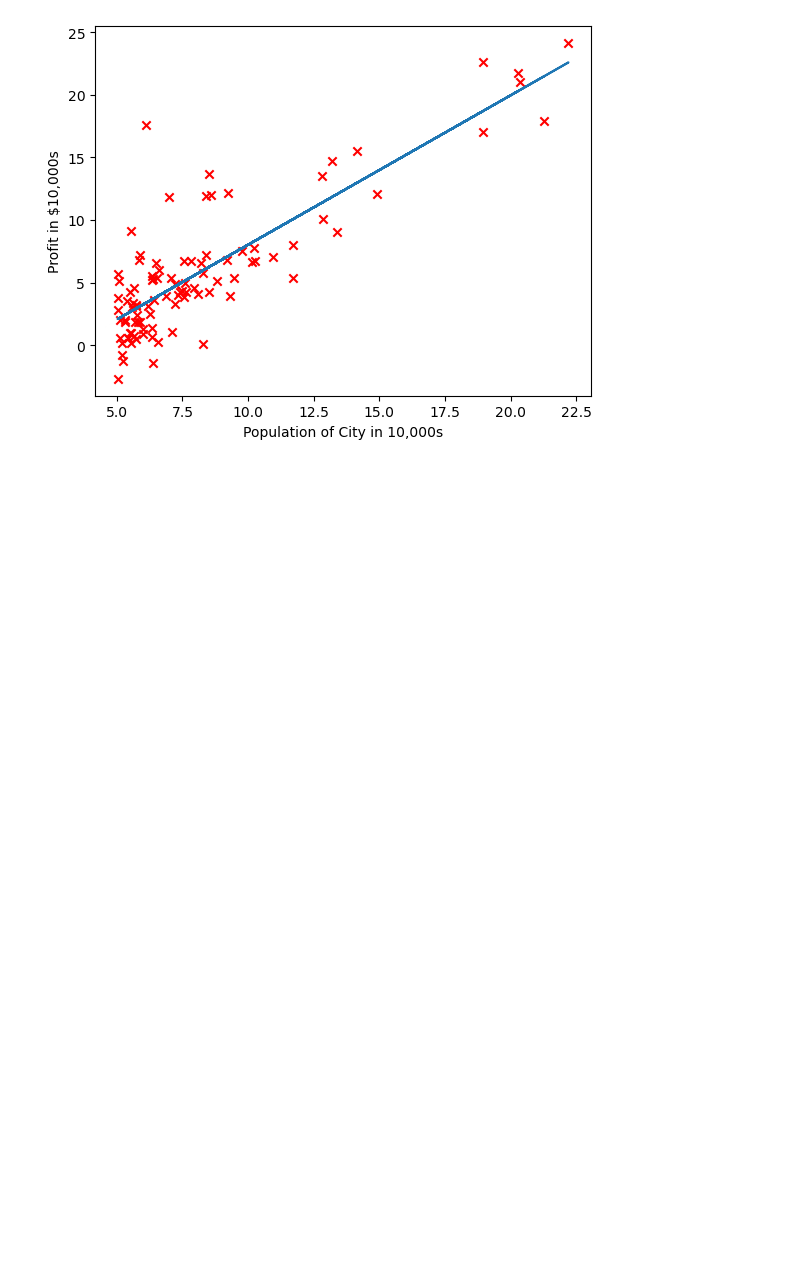
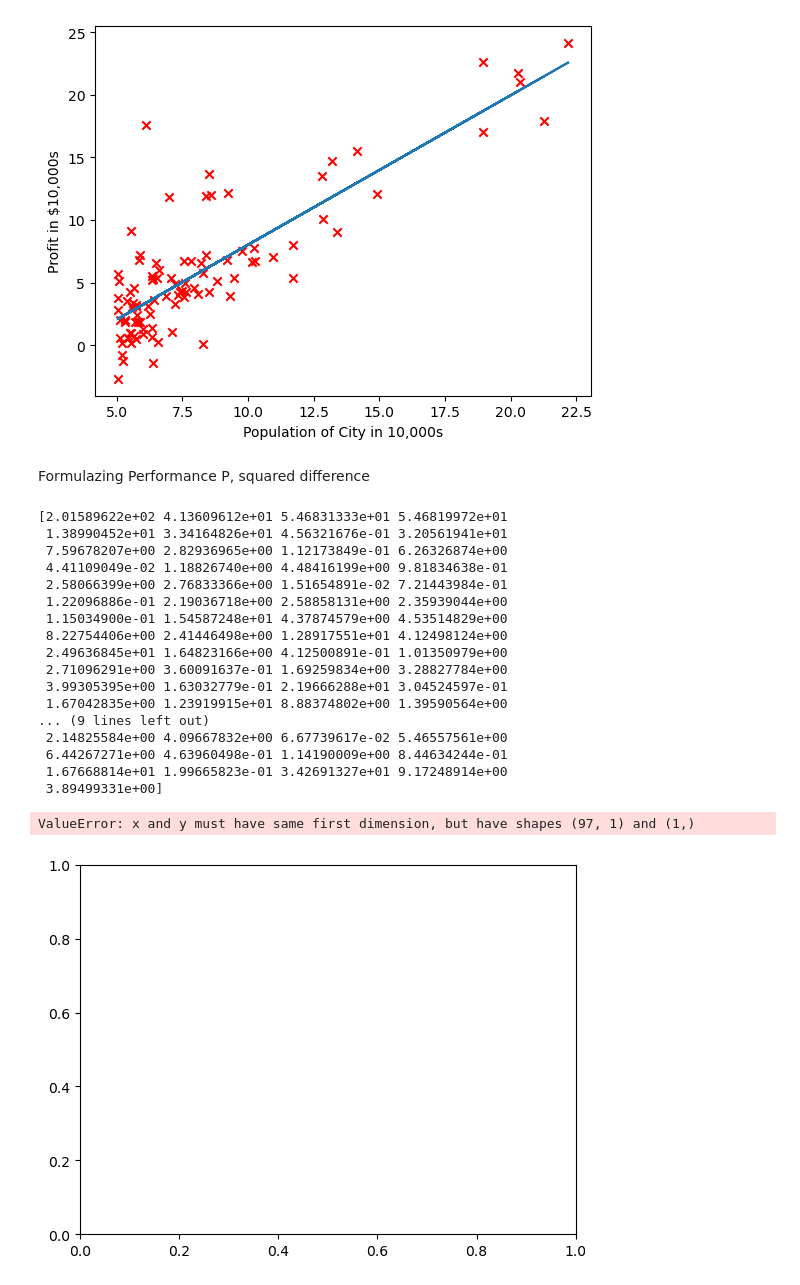
Before and after one commit to kcheng04/project4, a Jupyter notebook: Project_4_Exercise_1_Linear_Regression.ipynb, the cells around one changed output. Saved outputs shown, nothing was run; the diff lists cells and outputs as text; code cells hidden in the pictures; blank space fills up the shorter version.

```diff
--- a/Project_4_Exercise_1_Linear_Regression.ipynb
+++ b/Project_4_Exercise_1_Linear_Regression.ipynb
@@ -86,3 +86,34 @@ plt.xlabel('Population of City in 10,000s')
 plt.ylabel('Profit in $10,000s');
 # %% [output]
 [figure]
+# %% [markdown]
+Formulazing Performance P, squared difference
+# %%
+y_squared = (profit_data_predict - profit_data)**2
+print(y_squared)
+
+def summation_y_squared():
+    for i in population_data:
+        y_squared
+    return sum
+summation_y_squared
+# %% [output]
+[2.01589622e+02 4.13609612e+01 5.46831333e+01 5.46819972e+01
+ 1.38990452e+01 3.34164826e+01 4.56321676e-01 3.20561941e+01
+ 7.59678207e+00 2.82936965e+00 1.12173849e-01 6.26326874e+00
+ 4.41109049e-02 1.18826740e+00 4.48416199e+00 9.81834638e-01
+ 2.58066399e+00 2.76833366e+00 1.51654891e-02 7.21443984e-01
+ 1.22096886e-01 2.19036718e+00 2.58858131e+00 2.35939044e+00
+ 1.15034900e-01 1.54587248e+01 4.37874579e+00 4.53514829e+00
+ 8.22754406e+00 2.41446498e+00 1.28917551e+01 4.12498124e+00
+ 2.49636845e+01 1.64823166e+00 4.12500891e-01 1.01350979e+00
+ 2.71096291e+00 3.60091637e-01 1.69259834e+00 3.28827784e+00
+ 3.99305395e+00 1.63032779e-01 2.19666288e+01 3.04524597e-01
+ 1.67042835e+00 1.23919915e+01 8.88374802e+00 1.39590564e+00
+... (9 lines left out)
+ 2.14825584e+00 4.09667832e+00 6.67739617e-02 5.46557561e+00
+ 6.44267271e+00 4.63960498e-01 1.14190009e+00 8.44634244e-01
+ 1.67668814e+01 1.99665823e-01 3.42691327e+01 9.17248914e+00
+ 3.89499331e+00]
+ValueError: x and y must have same first dimension, but have shapes (97, 1) and (1,)
+[figure, added]
```
